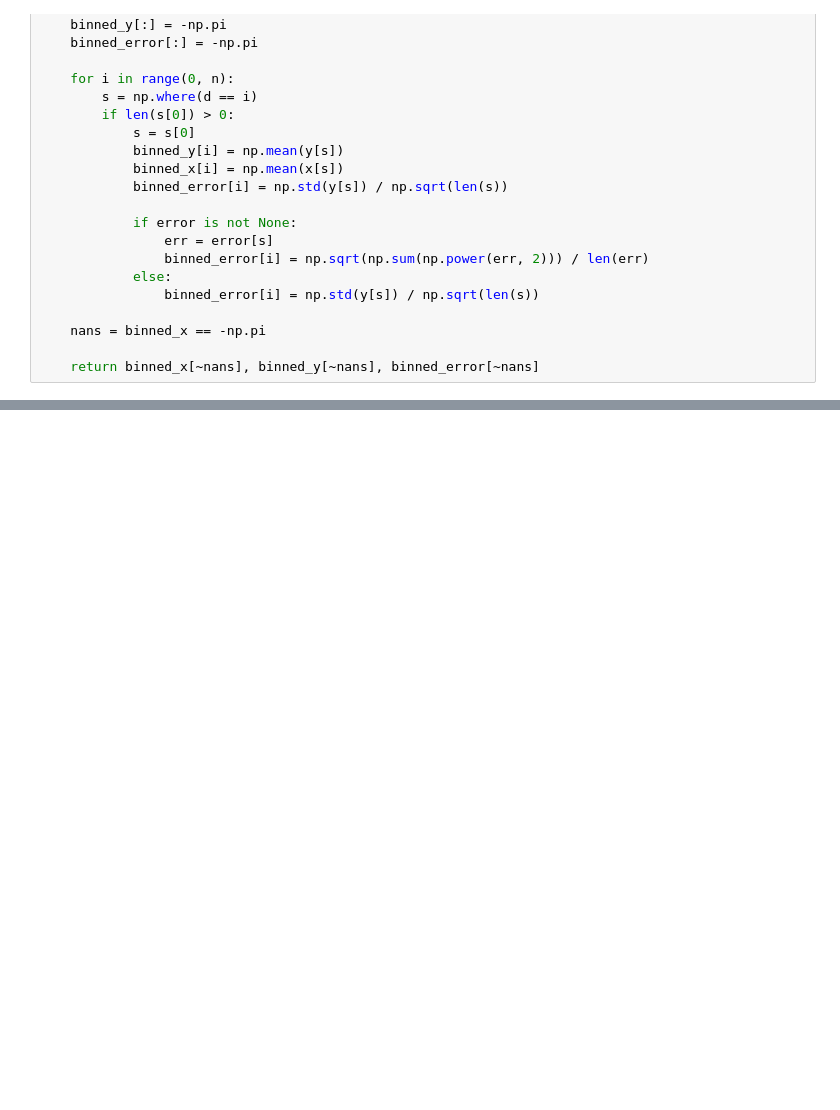
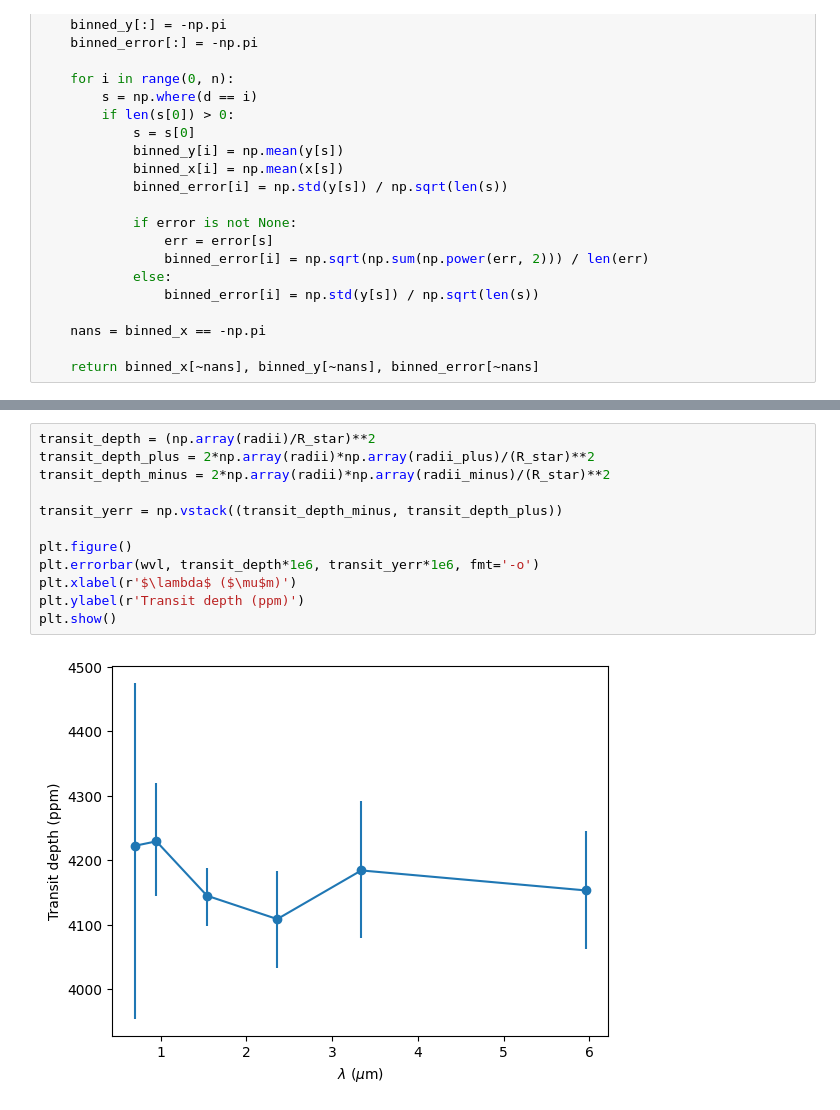
Before and after one commit to olwenrering/M2-LIU-Elsa, a Jupyter notebook: mcmc_multiwavelength.ipynb, the cells around one changed output, grey strips where cells are left out. Drawn from its saved outputs; the diff is of its cells as text; blank space fills up the shorter version.

```diff
--- a/mcmc_multiwavelength.ipynb
+++ b/mcmc_multiwavelength.ipynb
@@ -346,0 +519,14 @@ plt.show()
+# %%
+transit_depth = (np.array(radii)/R_star)**2
+transit_depth_plus = 2*np.array(radii)*np.array(radii_plus)/(R_star)**2
+transit_depth_minus = 2*np.array(radii)*np.array(radii_minus)/(R_star)**2
+
+transit_yerr = np.vstack((transit_depth_minus, transit_depth_plus))
+
+plt.figure()
+plt.errorbar(wvl, transit_depth*1e6, transit_yerr*1e6, fmt='-o')
+plt.xlabel(r'$\lambda$ ($\mu$m)')
+plt.ylabel(r'Transit depth (ppm)')
+plt.show()
+# %% [output]
+[figure, added]
```
Also changed, not shown: parts of 7 cells of this notebook.
